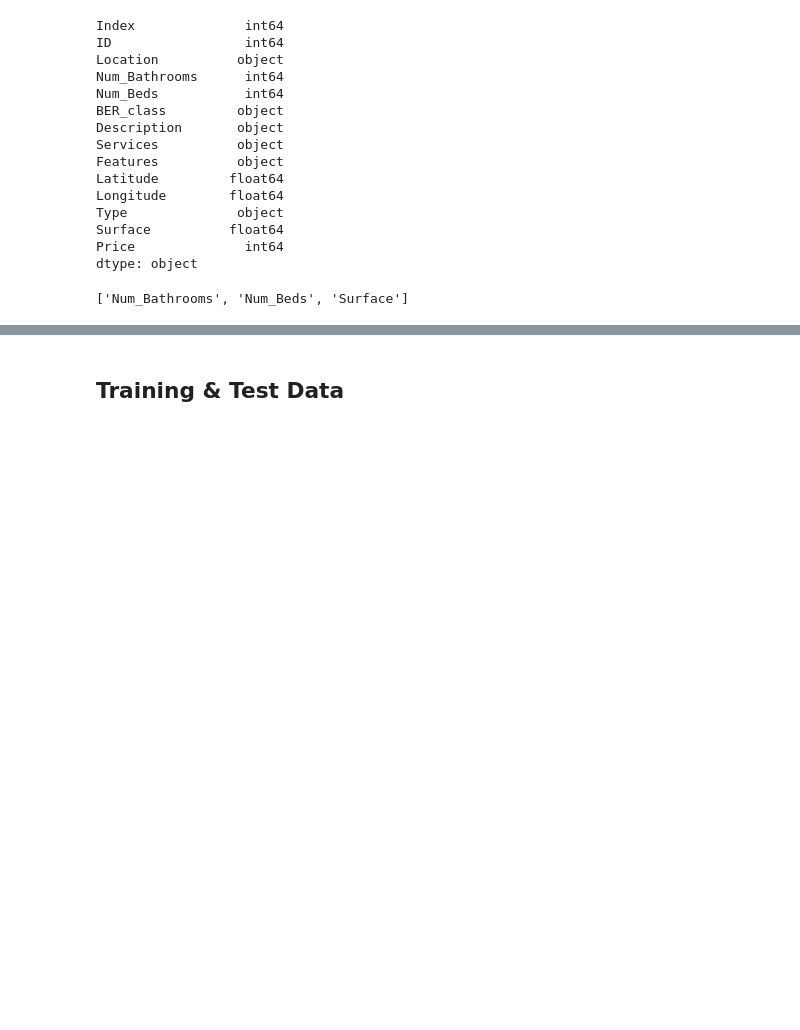
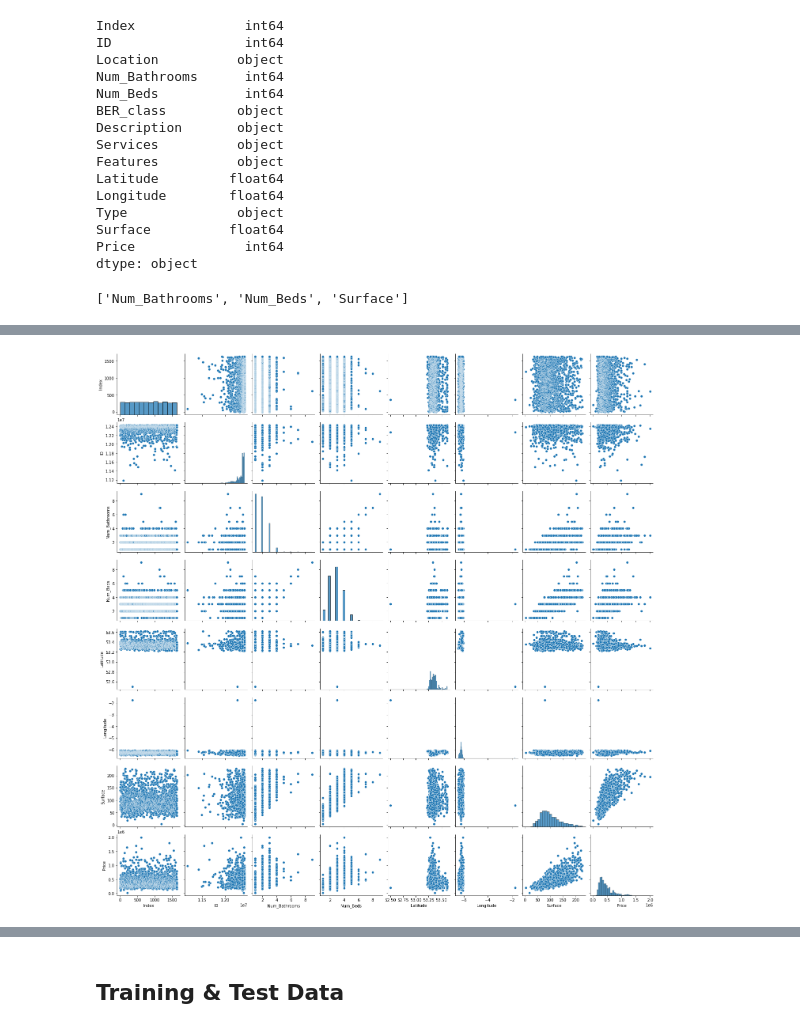
Before and after one commit to barrytl/ET5003_SEM1_2021-2, a Jupyter notebook: Week-5/ET5003_KaggleCompetition.ipynb, the cells around one changed output, grey strips where cells are left out. Cells and saved outputs as stored; diff of their text form; code cells hidden in the pictures; blank space fills up the shorter version.

```diff
--- a/Week-5/ET5003_KaggleCompetition.ipynb
+++ b/Week-5/ET5003_KaggleCompetition.ipynb
@@ -314,0 +297,5 @@ df_train[(df_train.Num_Bathrooms > 1)]
+# %%
+sns.pairplot(df_train_clean)
+plt.show()
+# %% [output]
+[figure, added]
```
Also changed, not shown: parts of 15 cells of this notebook.
